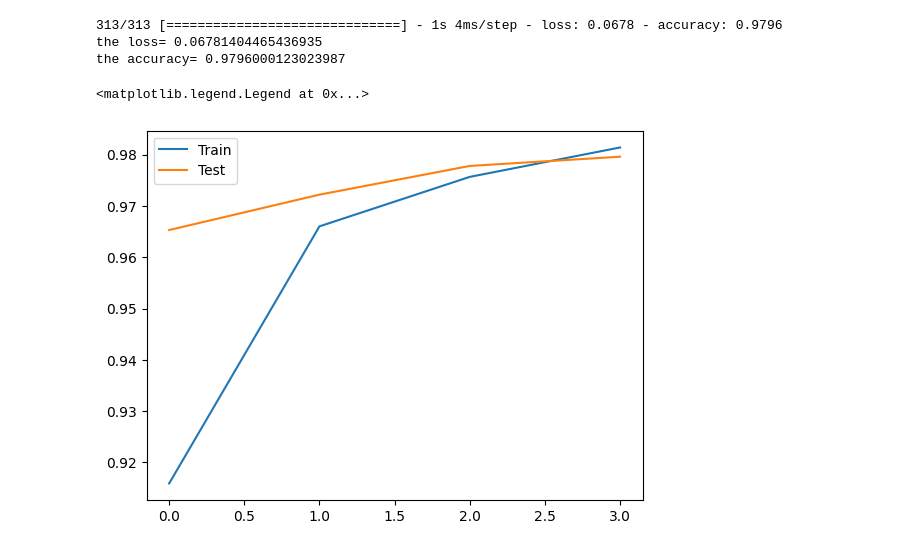
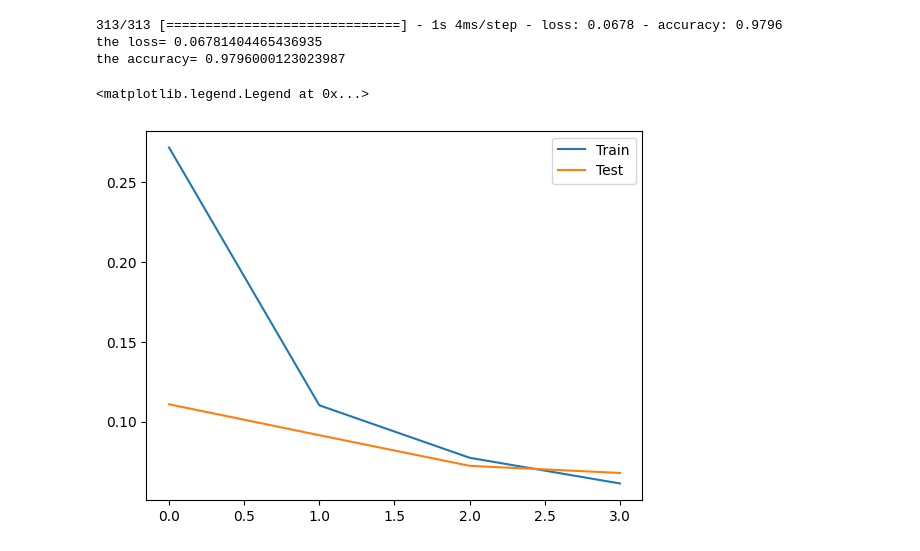
Before and after one commit to Abhilashg11/Data_science, a Jupyter notebook: ANN_Neuro.ipynb, the cells around one changed output. Cells and saved outputs as stored; diff of their text form; code cells hidden in the pictures.

```diff
--- a/ANN_Neuro.ipynb
+++ b/ANN_Neuro.ipynb
@@ -124,9 +124,9 @@ print('the accuracy=',score[1])
 the loss= 0.06781404465436935
 the accuracy= 0.9796000123023987
 # %%
-plt.plot(range(4),history.history['accuracy'],label='Train')
-plt.plot(range(4),history.history['val_accuracy'],label='Test')
+plt.plot(range(4),history.history['loss'],label='Train')
+plt.plot(range(4),history.history['val_loss'],label='Test')
 plt.legend()
 # %% [output]
 <matplotlib.legend.Legend at 0x...>
-[figure, old version]
+[figure, new version]
```
Also changed, not shown: parts of 12 cells of this notebook.
